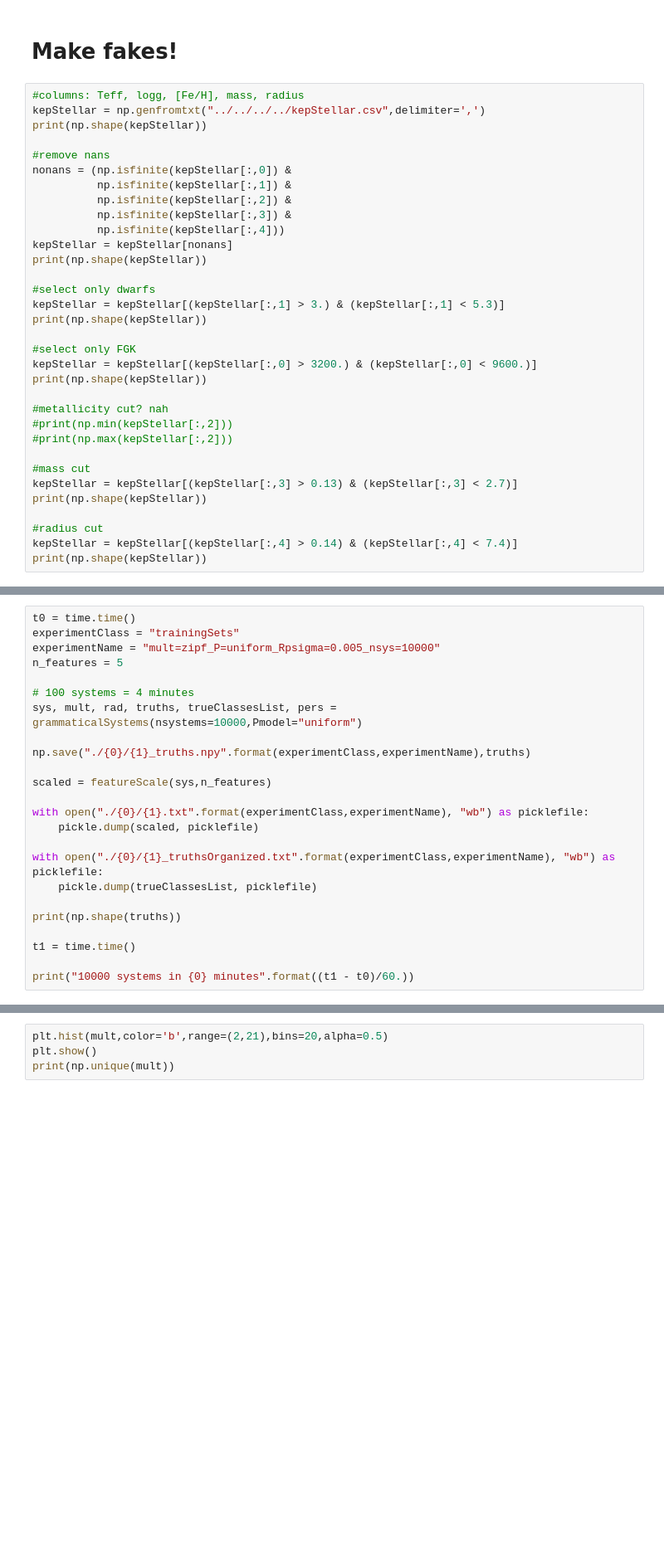
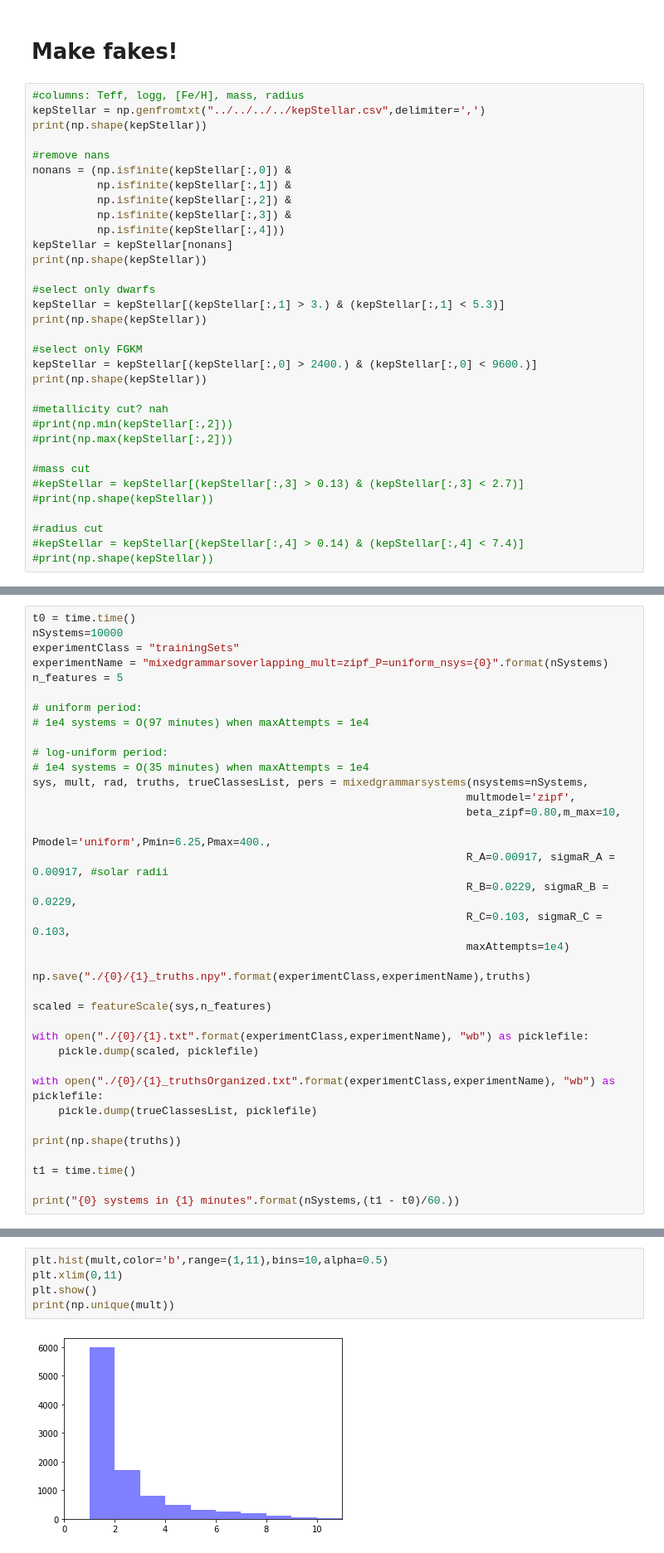
Before and after one commit to esandford/mmi-tagger, a Jupyter notebook: planettagger/simulatedPlanets/makeFakeTrainingSet.ipynb, the cells around one changed output, grey strips where cells are left out. Shown at 83% size. Saved outputs shown, nothing was run; the diff lists cells and outputs as text; blank space fills up the shorter version.

```diff
--- a/planettagger/simulatedPlanets/makeFakeTrainingSet.ipynb
+++ b/planettagger/simulatedPlanets/makeFakeTrainingSet.ipynb
@@ -493,8 +562,8 @@ print(np.shape(kepStellar))
 kepStellar = kepStellar[(kepStellar[:,1] > 3.) & (kepStellar[:,1] < 5.3)]
 print(np.shape(kepStellar))
 
-#select only FGK
-kepStellar = kepStellar[(kepStellar[:,0] > 3200.) & (kepStellar[:,0] < 9600.)]
+#select only FGKM
+kepStellar = kepStellar[(kepStellar[:,0] > 2400.) & (kepStellar[:,0] < 9600.)]
 print(np.shape(kepStellar))
 
 #metallicity cut? nah
@@ -502,12 +571,12 @@ print(np.shape(kepStellar))
 #print(np.max(kepStellar[:,2]))
 
 #mass cut
-kepStellar = kepStellar[(kepStellar[:,3] > 0.13) & (kepStellar[:,3] < 2.7)]
-print(np.shape(kepStellar))
+#kepStellar = kepStellar[(kepStellar[:,3] > 0.13) & (kepStellar[:,3] < 2.7)]
+#print(np.shape(kepStellar))
 
 #radius cut
-kepStellar = kepStellar[(kepStellar[:,4] > 0.14) & (kepStellar[:,4] < 7.4)]
-print(np.shape(kepStellar))
+#kepStellar = kepStellar[(kepStellar[:,4] > 0.14) & (kepStellar[:,4] < 7.4)]
+#print(np.shape(kepStellar))
 # %% [output]
 (197097, 5)
 (197096, 5)
@@ -736,12 +1112,24 @@ def featureScale(trainingSet,n_features):
     return scaledTrainingSet
 # %%
 t0 = time.time()
+nSystems=10000
 experimentClass = "trainingSets"
-experimentName = "mult=zipf_P=uniform_Rpsigma=0.005_nsys=10000"
+experimentName = "mixedgrammarsoverlapping_mult=zipf_P=uniform_nsys={0}".format(nSystems)
 n_features = 5
 
-# 100 systems = 4 minutes
-sys, mult, rad, truths, trueClassesList, pers = grammaticalSystems(nsystems=10000,Pmodel="uniform")
+# uniform period:
+# 1e4 systems = O(97 minutes) when maxAttempts = 1e4
+
+# log-uniform period:
+# 1e4 systems = O(35 minutes) when maxAttempts = 1e4
+sys, mult, rad, truths, trueClassesList, pers = mixedgrammarsystems(nsystems=nSystems,
+                                                                   multmodel='zipf',
+                                                                   beta_zipf=0.80,m_max=10,
+                                                                   Pmodel='uniform',Pmin=6.25,Pmax=400.,
+                                                                   R_A=0.00917, sigmaR_A = 0.00917, #solar radii
+                                                                   R_B=0.0229, sigmaR_B = 0.0229,
+                                                                   R_C=0.103, sigmaR_C = 0.103,
+                                                                   maxAttempts=1e4)
 
 np.save("./{0}/{1}_truths.npy".format(experimentClass,experimentName),truths)
 
@@ -757,4 +1145,4 @@ print(np.shape(truths))
 
 t1 = time.time()
 
-print("10000 systems in {0} minutes".format((t1 - t0)/60.))
+print("{0} systems in {1} minutes".format(nSystems,(t1 - t0)/60.))
@@ -796,4 +1230,7 @@ print(scaledPer[np.isnan(scaledPer)])
 # %%
-plt.hist(mult,color='b',range=(2,21),bins=20,alpha=0.5)
+plt.hist(mult,color='b',range=(1,11),bins=10,alpha=0.5)
+plt.xlim(0,11)
 plt.show()
 print(np.unique(mult))
+# %% [output]
+[figure, added]
```
Also changed, not shown: parts of 20 cells of this notebook, 36 other files.
